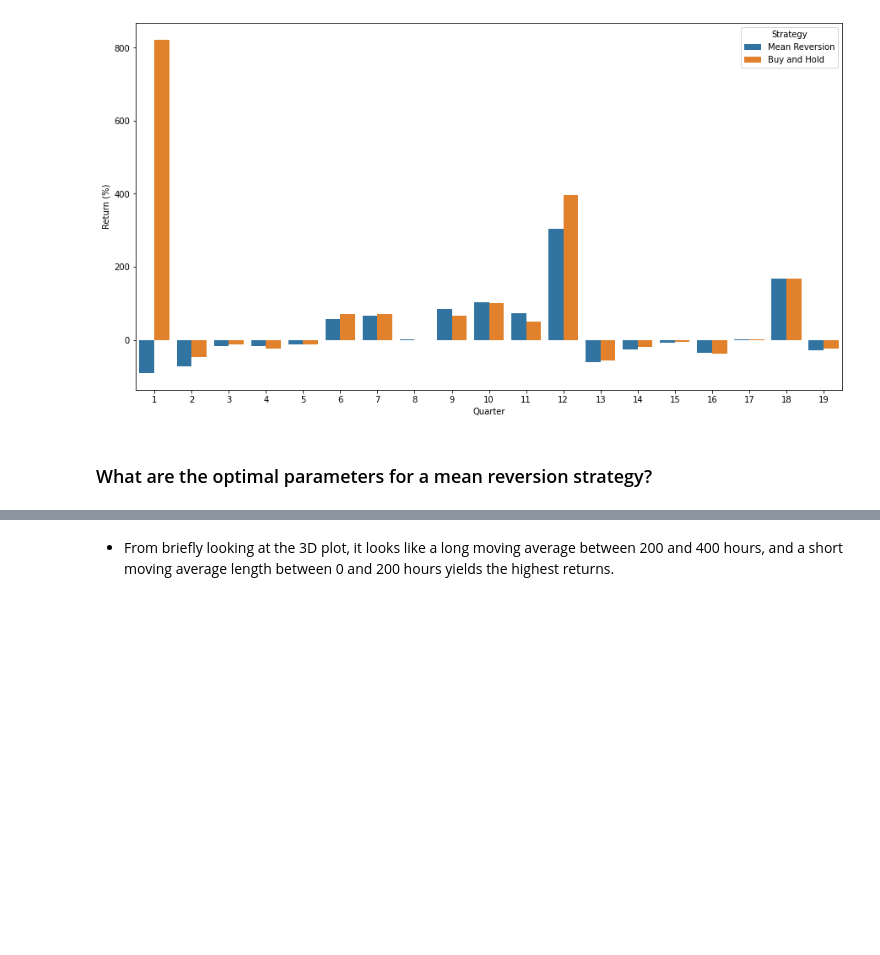
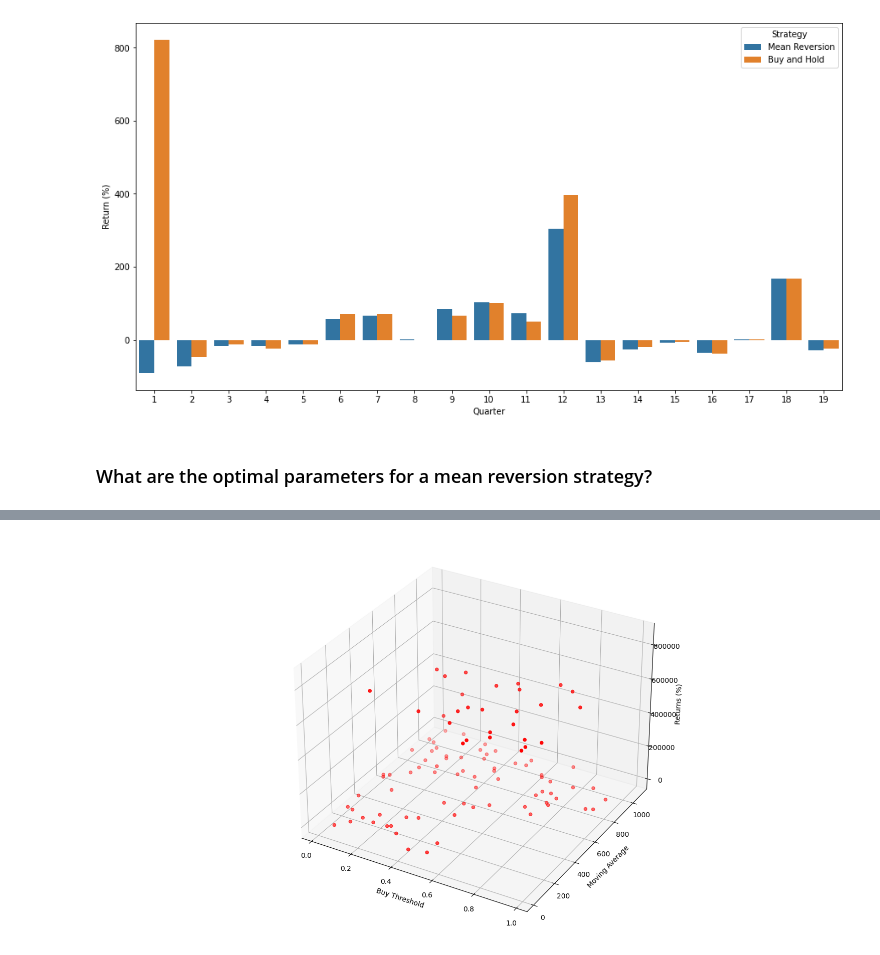
Before and after one commit to hansenrhan/crypto_backtesting, a Jupyter notebook: Mean_Reversion_Analysis.ipynb, the cells around one changed output, grey strips where cells are left out. Cells and saved outputs as stored; diff of their text form; code cells hidden in the pictures; blank space fills up the shorter version.

```diff
--- a/Mean_Reversion_Analysis.ipynb
+++ b/Mean_Reversion_Analysis.ipynb
@@ -479,2 +495,26 @@ plt.show()
-# %% [markdown]
-- From briefly looking at the 3D plot, it looks like a long moving average between 200 and 400 hours, and a short moving average length between 0 and 200 hours yields the highest returns.
+# %%
+# Plot the data for all returns
+xs = optimization_results['buy_threshold']
+ys = optimization_results['ma']
+zs = [x*100 for x in optimization_results['cumulative_return']]
+
+# Also try using this instead of cumulative return to look at median return
+#zs = [x*100 for x in optimization_results[optimization_results.cumulative_return >= optimization_results.describe()['cumulative_return']['75%']]['median_return_rate']]
+
+# creating figure
+fig = plt.figure()
+ax = Axes3D(fig)
+
+# creating the plot
+optimization_plot = ax.scatter(xs, ys, zs, color='red')
+
+# setting title and labels
+ax.set_title("Moving Average Length and Cumulative Returns")
+ax.set_xlabel('Buy Threshold')
+ax.set_ylabel('Moving Average')
+ax.set_zlabel('Returns (%)')
+
+# displaying the plot
+plt.show()
+# %% [output]
+[figure, added]
```
Also changed, not shown: parts of 4 cells of this notebook.
